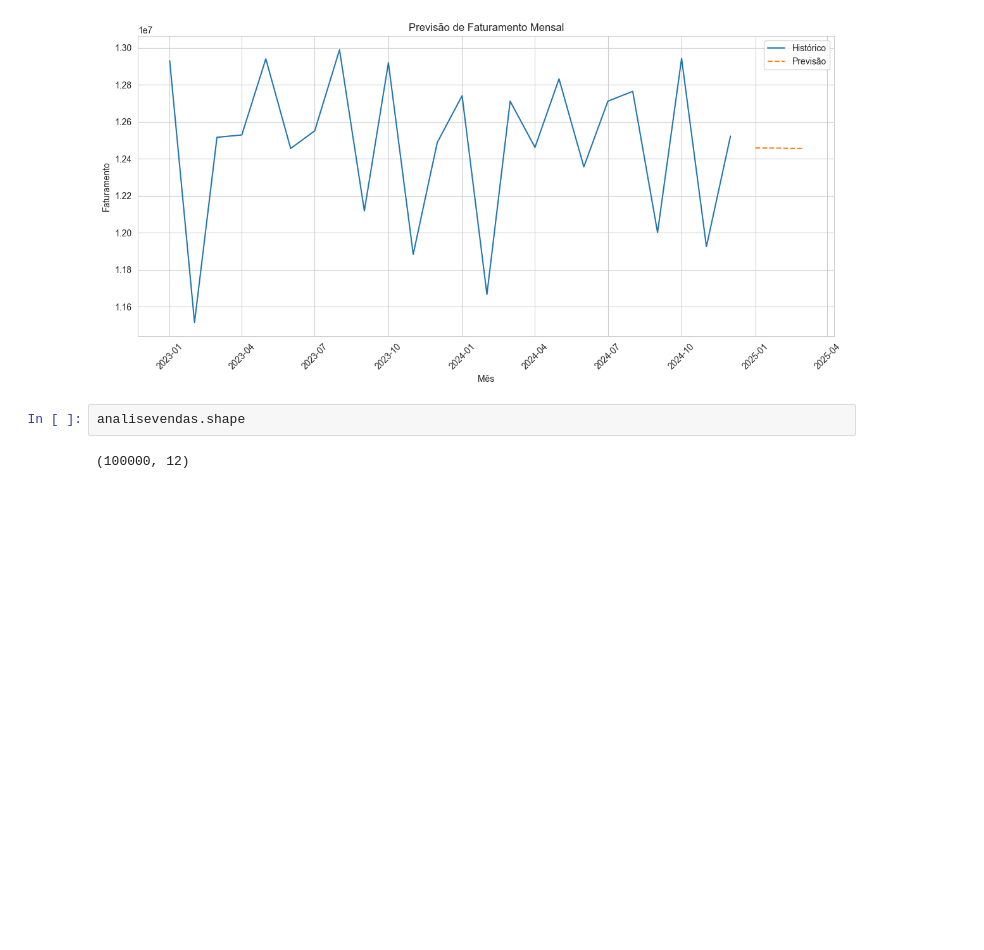
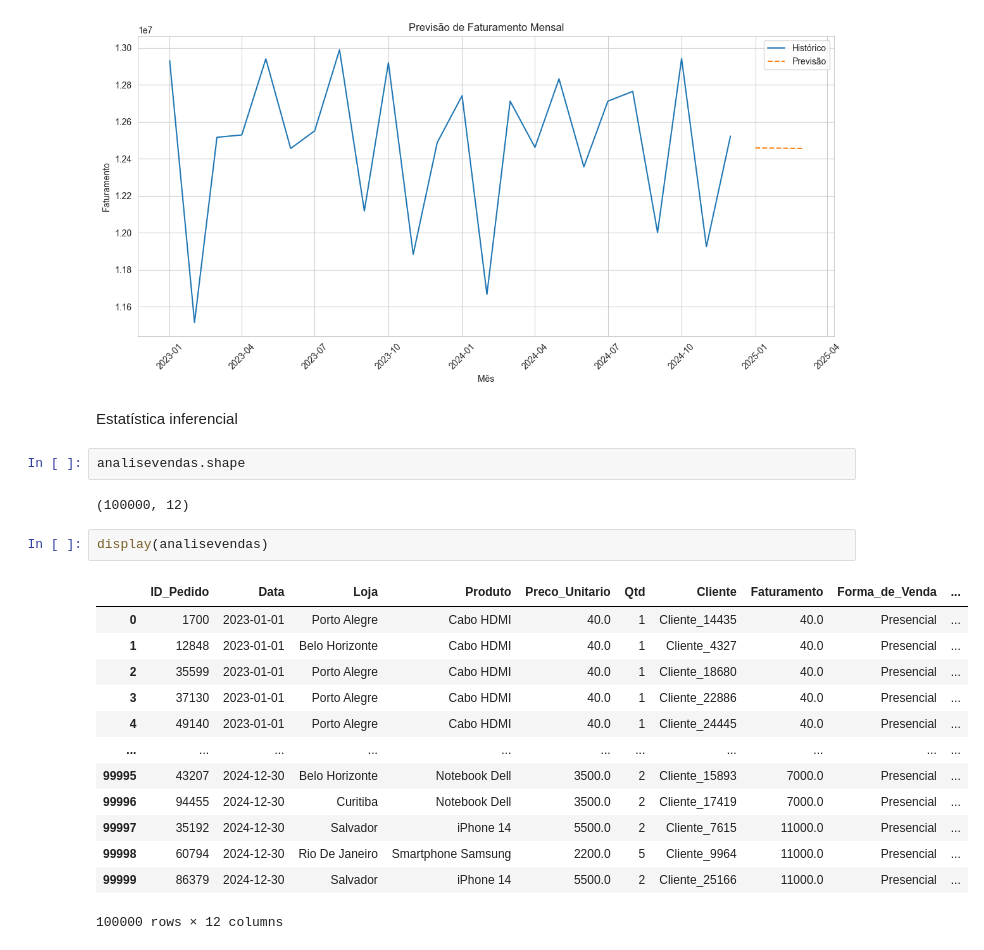
Before and after one commit to karolconkah/projeto-analise-dados, a Jupyter notebook: analise_vendas_gerentes.ipynb, the cells around one changed output. Cells and saved outputs as stored; diff of their text form; blank space fills up the shorter version.

Commit message:
added estatistica inferencial

```diff
--- a/analise_vendas_gerentes.ipynb
+++ b/analise_vendas_gerentes.ipynb
@@ -964,7 +964,25 @@ plt.tight_layout()
 plt.show()
 # %% [output]
 [figure]
+# %% [markdown]
+Estatística inferencial
 # %%
 analisevendas.shape
 # %% [output]
 (100000, 12)
+# %%
+display(analisevendas)
+# %% [output]
+|  | ID_Pedido | Data | Loja | Produto | Preco_Unitario | Qtd | Cliente | Faturamento | Forma_de_Venda | ... |
+| 0 | 1700 | 2023-01-01 | Porto Alegre | Cabo HDMI | 40.0 | 1 | Cliente_14435 | 40.0 | Presencial | ... |
+| 1 | 12848 | 2023-01-01 | Belo Horizonte | Cabo HDMI | 40.0 | 1 | Cliente_4327 | 40.0 | Presencial | ... |
+| 2 | 35599 | 2023-01-01 | Porto Alegre | Cabo HDMI | 40.0 | 1 | Cliente_18680 | 40.0 | Presencial | ... |
+| 3 | 37130 | 2023-01-01 | Porto Alegre | Cabo HDMI | 40.0 | 1 | Cliente_22886 | 40.0 | Presencial | ... |
+| 4 | 49140 | 2023-01-01 | Porto Alegre | Cabo HDMI | 40.0 | 1 | Cliente_24445 | 40.0 | Presencial | ... |
+| ... | ... | ... | ... | ... | ... | ... | ... | ... | ... | ... |
+| 99995 | 43207 | 2024-12-30 | Belo Horizonte | Notebook Dell | 3500.0 | 2 | Cliente_15893 | 7000.0 | Presencial | ... |
+| 99996 | 94455 | 2024-12-30 | Curitiba | Notebook Dell | 3500.0 | 2 | Cliente_17419 | 7000.0 | Presencial | ... |
+| 99997 | 35192 | 2024-12-30 | Salvador | iPhone 14 | 5500.0 | 2 | Cliente_7615 | 11000.0 | Presencial | ... |
+| 99998 | 60794 | 2024-12-30 | Rio De Janeiro | Smartphone Samsung | 2200.0 | 5 | Cliente_9964 | 11000.0 | Presencial | ... |
+| 99999 | 86379 | 2024-12-30 | Salvador | iPhone 14 | 5500.0 | 2 | Cliente_25166 | 11000.0 | Presencial | ... |
+100000 rows × 12 columns
```
Also changed, not shown: parts of 44 cells of this notebook, 1 other file.
